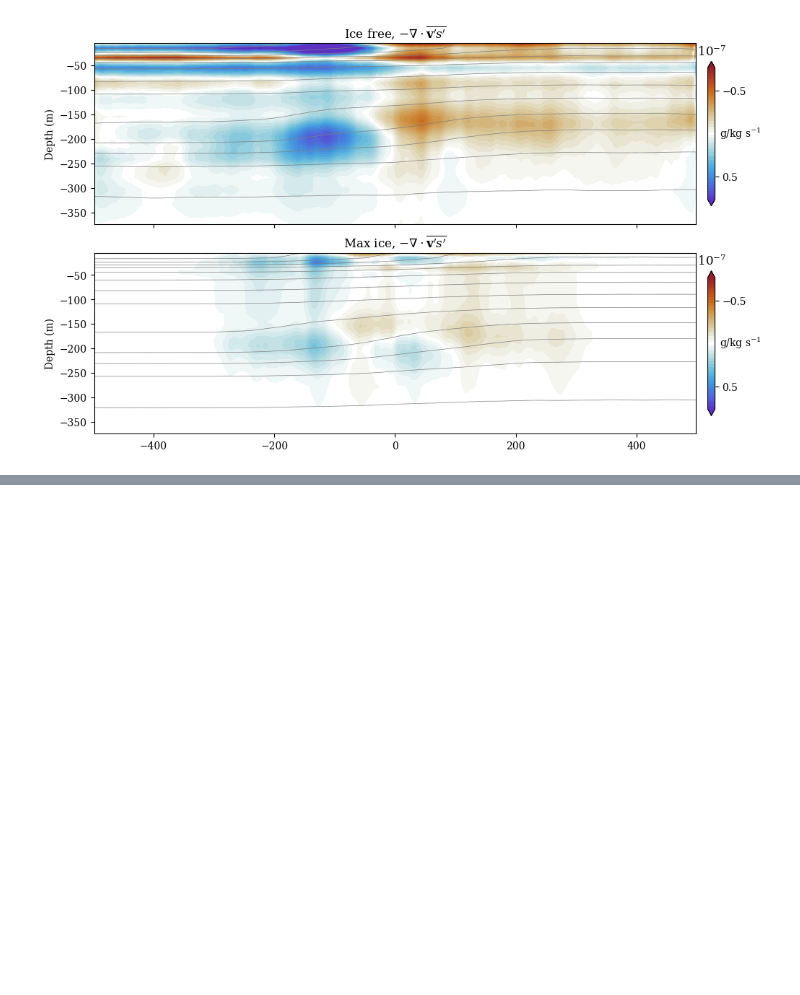
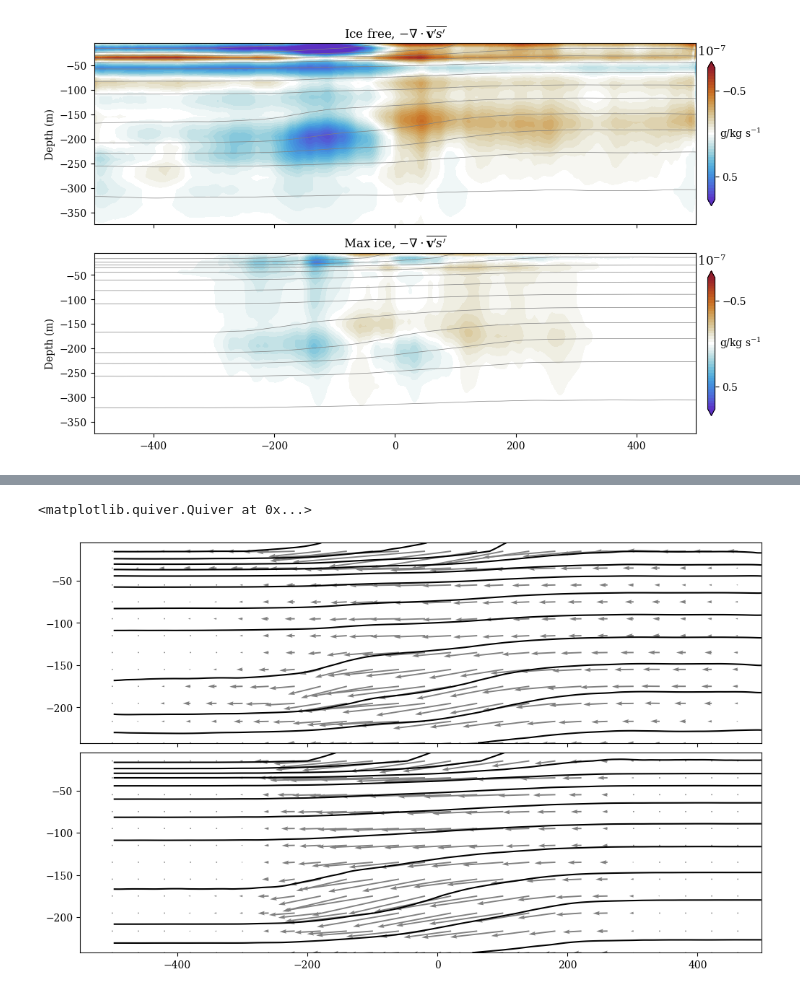
Before and after one commit to hmason13/ArcticMiddepthBI, a Jupyter notebook: analysis/officialFigScripts/figAdvFluxSection.ipynb, the cells around one changed output, grey strips where cells are left out. Saved outputs shown, nothing was run; the diff lists cells and outputs as text; code cells hidden in the pictures; blank space fills up the shorter version.

```diff
--- a/analysis/officialFigScripts/figAdvFluxSection.ipynb
+++ b/analysis/officialFigScripts/figAdvFluxSection.ipynb
@@ -168,0 +193,31 @@ plt.savefig(loc3+"figAdvectiveFluxSection-addContours.pdf", bbox_inches="tight")
+# %%
+adiaFlux = np.load(loc+"channelMeanAdiaAdvFlux.npy")
+diabaticFlux = np.load(loc+"channelMeanDiabaticAdvFlux.npy")
+# %%
+# section of adiabatic part
+
+sI = 1
+dI = 24
+
+fig,ax = plt.subplots(2,1,sharex=True,
+                      layout="constrained",figsize=(10,6))
+
+saltMax = saltSteady[1:,1:-2,0].max().round()
+saltMin = saltSteady[1:,1:-2,0].min().round()
+saltDif = (saltMax - saltMin).astype(int)
+saltLevs = np.linspace(saltMin,saltMax,1+2*saltDif)
+
+ax[0].contour(yRange[1:-1],levs[:dI],saltSteady[:dI,1:-2,0],saltLevs,
+              colors="black",linewidths=1.5)
+ax[1].contour(yRange[1:-1],levs[:dI],saltSteady[:dI,1:-2,-1],saltLevs,
+              colors="black",linewidths=1.5)
+
+ax[0].quiver(yRange[::20],levs[sI:dI:2],
+             adiaFlux[0,sI:dI:2,:-1:20,0]/1000,adiaFlux[1,sI:dI:2,::20,0],
+             pivot='tail',width=0.002,color='grey')
+ax[1].quiver(yRange[::20],levs[sI:dI:2],
+             adiaFlux[0,sI:dI:2,:-1:20,-1]/1000,adiaFlux[1,sI:dI:2,::20,-1],
+             pivot='tail',width=0.002,color='grey')
+# %% [output]
+<matplotlib.quiver.Quiver at 0x...>
+[figure, added]
```
Also changed, not shown: parts of 6 cells of this notebook, 7 other files.
